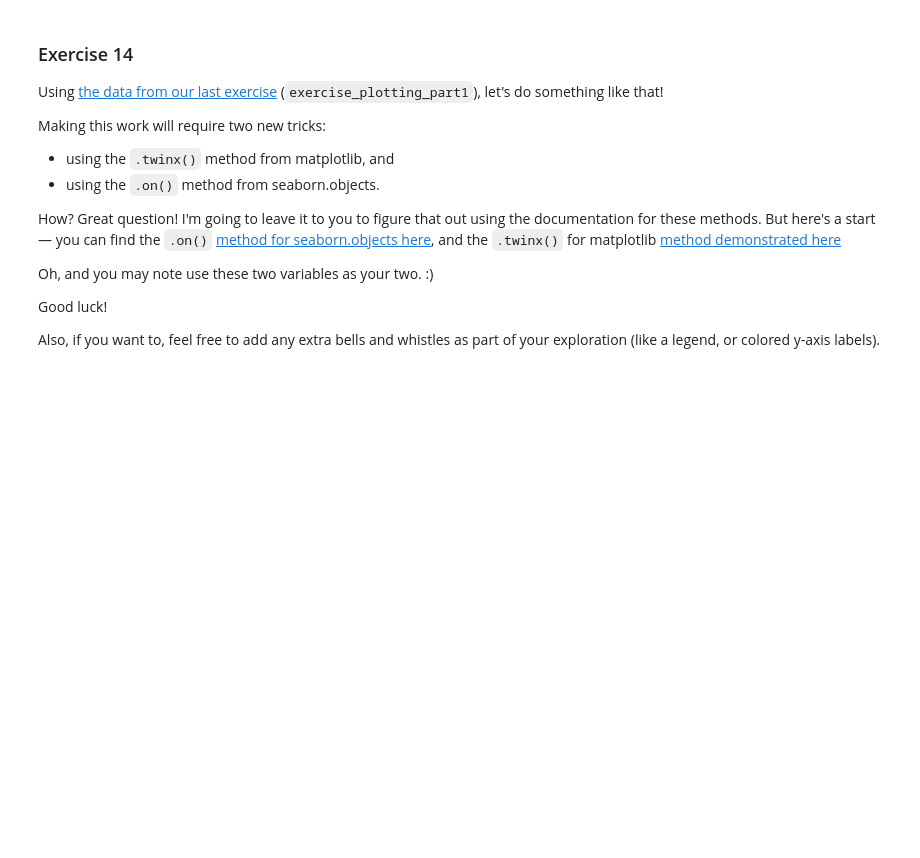
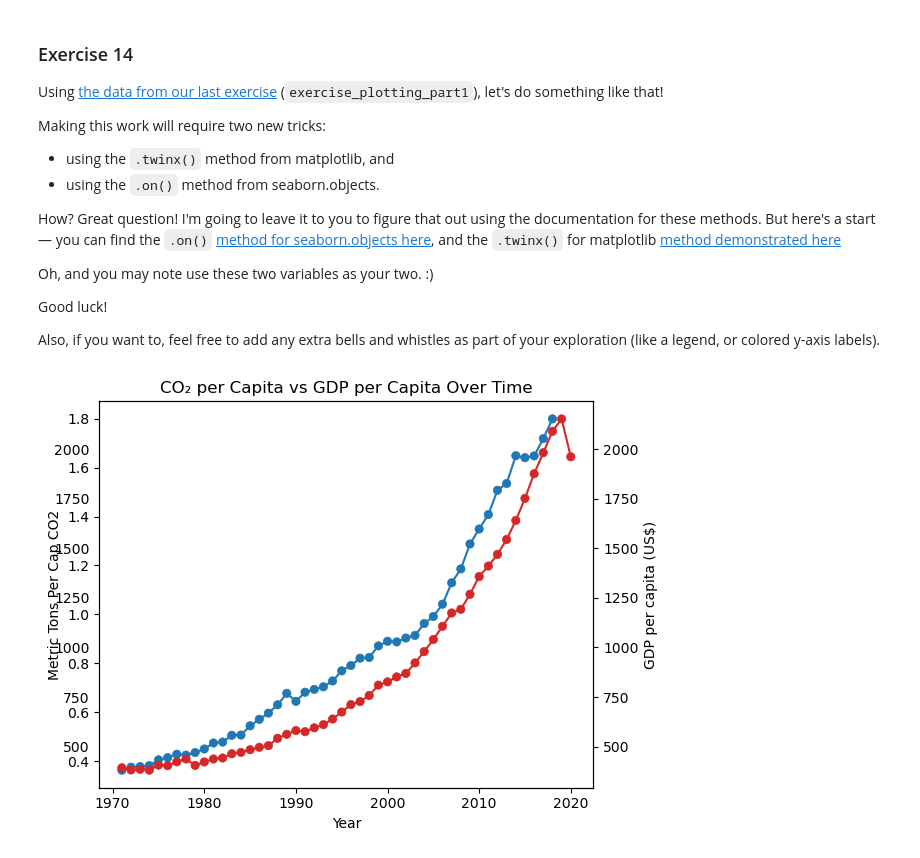
Before and after one commit to mbadu1/Oct7Ex, a Jupyter notebook: exercise_plotting_part2.ipynb, the cells around one changed output. Cells and saved outputs as stored; diff of their text form; code cells hidden in the pictures; blank space fills up the shorter version.

```diff
--- a/exercise_plotting_part2.ipynb
+++ b/exercise_plotting_part2.ipynb
@@ -440,25 +452,27 @@ Also, if you want to, feel free to add any extra bells and whistles as part of y
 # %%
 fig, ax1 = plt.subplots()
 
 p1 = (
     so.Plot(india, x="Year", y="Metric Tons Per Cap CO2")
     .add(so.Line(color="tab:blue"))
     .add(so.Dot(color="tab:blue"))
     .label(y="Metric Tons Per Cap CO2")
 )
 p1.on(ax1).plot()
 
 ax2 = ax1.twinx()
 
 p2 = (
     so.Plot(india, x="Year", y="GDP per capita (US$)")
     .add(so.Line(color="tab:red"))
     .add(so.Dot(color="tab:red"))
     .label(y="GDP per capita (US$)")
 )
 p2.on(ax2).plot()
 
 ax1.set_xlabel("Year")
-ax1.set_title("India: CO₂ per Capita vs GDP per Capita Over Time")
+ax1.set_title("CO₂ per Capita vs GDP per Capita Over Time")
 fig.tight_layout()
 plt.show()
+# %% [output]
+[figure, added]
```
Also changed, not shown: parts of 10 cells of this notebook.
